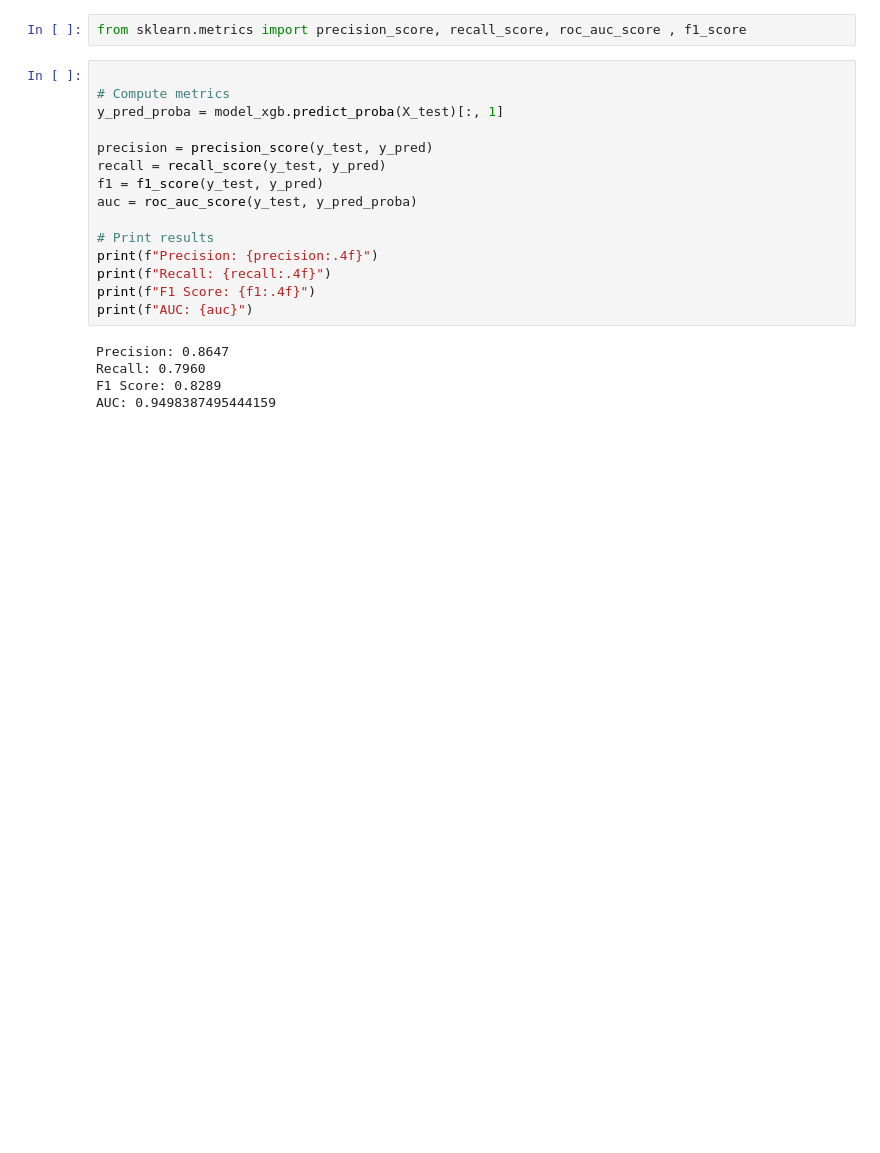
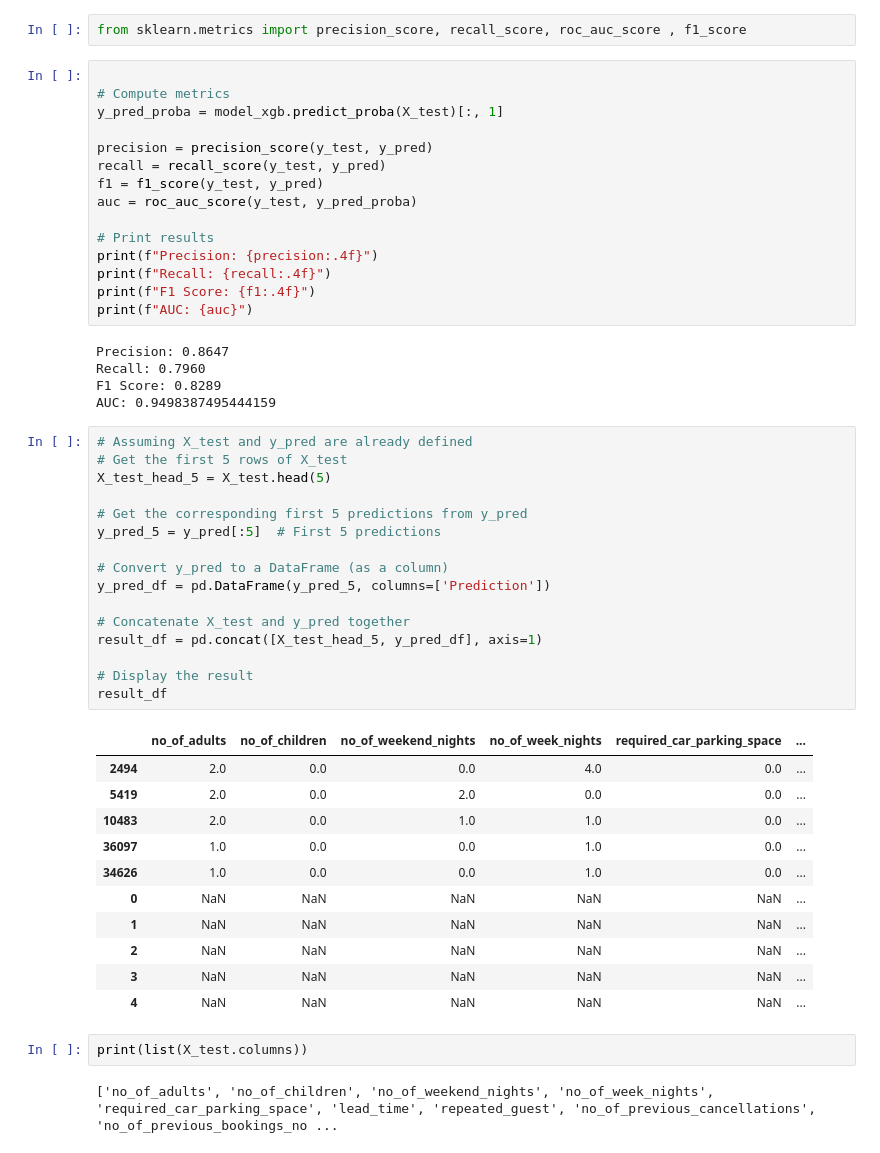
Before and after one commit to praghi/ML-End-to-End-HotelBookingPrediction-Project, a Jupyter notebook: NotebookHBookingtest/hotelpredictionMLproject.ipynb, the cells around one changed output. Saved outputs shown, nothing was run; the diff lists cells and outputs as text; blank space fills up the shorter version.

```diff
--- a/NotebookHBookingtest/hotelpredictionMLproject.ipynb
+++ b/NotebookHBookingtest/hotelpredictionMLproject.ipynb
@@ -309,3 +355,35 @@ Precision: 0.8647
 Recall: 0.7960
 F1 Score: 0.8289
 AUC: 0.9498387495444159
+# %%
+# Assuming X_test and y_pred are already defined
+# Get the first 5 rows of X_test
+X_test_head_5 = X_test.head(5)
+
+# Get the corresponding first 5 predictions from y_pred
+y_pred_5 = y_pred[:5]  # First 5 predictions
+
+# Convert y_pred to a DataFrame (as a column)
+y_pred_df = pd.DataFrame(y_pred_5, columns=['Prediction'])
+
+# Concatenate X_test and y_pred together
+result_df = pd.concat([X_test_head_5, y_pred_df], axis=1)
+
+# Display the result
+result_df
+# %% [output]
+|  | no_of_adults | no_of_children | no_of_weekend_nights | no_of_week_nights | required_car_parking_space | ... |
+| 2494 | 2.0 | 0.0 | 0.0 | 4.0 | 0.0 | ... |
+| 5419 | 2.0 | 0.0 | 2.0 | 0.0 | 0.0 | ... |
+| 10483 | 2.0 | 0.0 | 1.0 | 1.0 | 0.0 | ... |
+| 36097 | 1.0 | 0.0 | 0.0 | 1.0 | 0.0 | ... |
+| 34626 | 1.0 | 0.0 | 0.0 | 1.0 | 0.0 | ... |
+| 0 | NaN | NaN | NaN | NaN | NaN | ... |
+| 1 | NaN | NaN | NaN | NaN | NaN | ... |
+| 2 | NaN | NaN | NaN | NaN | NaN | ... |
+| 3 | NaN | NaN | NaN | NaN | NaN | ... |
+| 4 | NaN | NaN | NaN | NaN | NaN | ... |
+# %%
+print(list(X_test.columns))
+# %% [output]
+['no_of_adults', 'no_of_children', 'no_of_weekend_nights', 'no_of_week_nights', 'required_car_parking_space', 'lead_time', 'repeated_guest', 'no_of_previous_cancellations', 'no_of_previous_bookings_no ...
```
Also changed, not shown: parts of 13 cells of this notebook, 13 other files.
